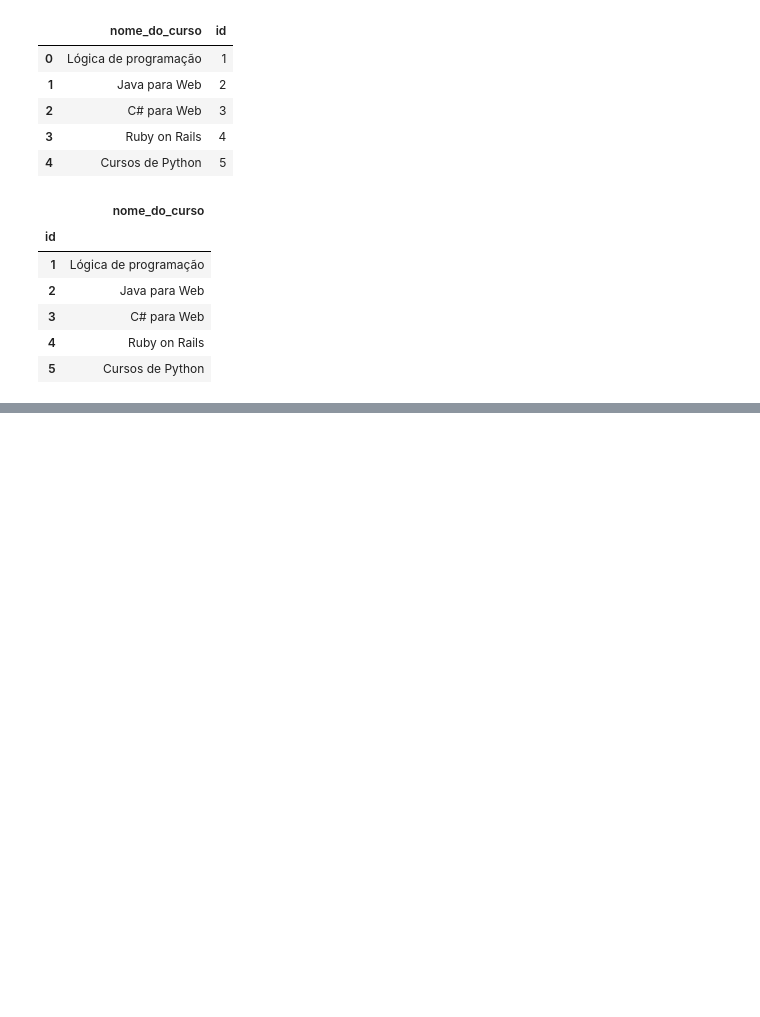
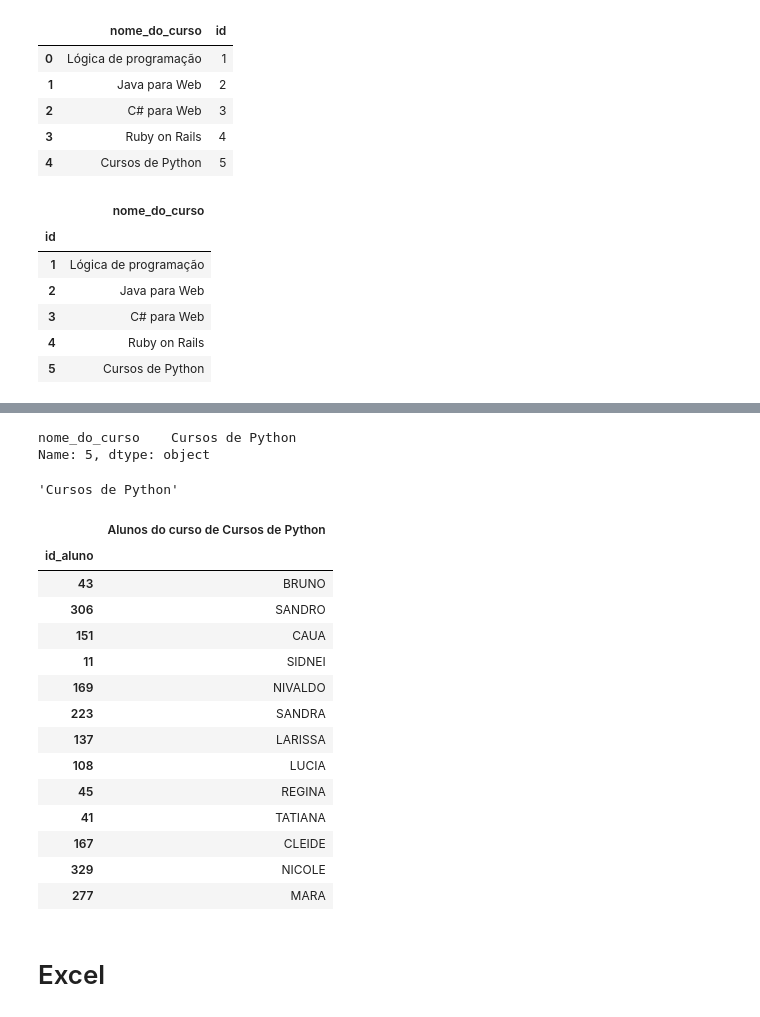
Before and after one commit to gefgu/Pandas-IO, a Jupyter notebook: Pandas_IO.ipynb, the cells around one changed output, grey strips where cells are left out. Drawn from its saved outputs; the diff is of its cells as text; code cells hidden in the pictures; blank space fills up the shorter version.

```diff
--- a/Pandas_IO.ipynb
+++ b/Pandas_IO.ipynb
@@ -289,0 +446,3 @@ matriculas_por_curso["quantidade_de_alunos"].sum()
+# %%
+proxima_turma = proxima_turma.set_index("id_aluno").join(
+    nomes.set_index("id"))["nome"].to_frame()
@@ -289,0 +459,35 @@ matriculas_por_curso["quantidade_de_alunos"].sum()
+# %%
+nome_curso = cursos.loc[id_do_curso]
+nome_curso
+# %% [output]
+nome_do_curso    Cursos de Python
+Name: 5, dtype: object
+# %%
+nome_curso = nome_curso.nome_do_curso
+# %%
+nome_curso
+# %% [output]
+'Cursos de Python'
+# %%
+proxima_turma = proxima_turma.rename(
+    columns={"nome": "Alunos do curso de {}".format(nome_curso)})
+# %%
+proxima_turma
+# %% [output]
+|  | Alunos do curso de Cursos de Python |
+| id_aluno |  |
+| 43 | BRUNO |
+| 306 | SANDRO |
+| 151 | CAUA |
+| 11 | SIDNEI |
+| 169 | NIVALDO |
+| 223 | SANDRA |
+| 137 | LARISSA |
+| 108 | LUCIA |
+| 45 | REGINA |
+| 41 | TATIANA |
+| 167 | CLEIDE |
+| 329 | NICOLE |
+| 277 | MARA |
+# %% [markdown]
+# Excel
```
Also changed, not shown: parts of 39 cells of this notebook, 2 other files.
